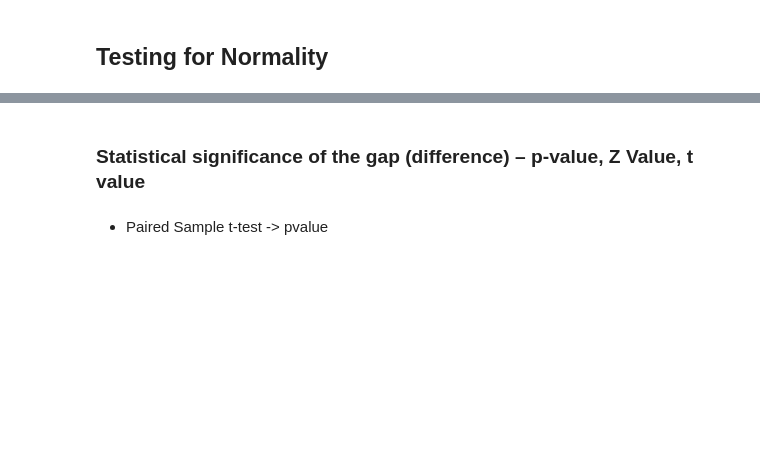
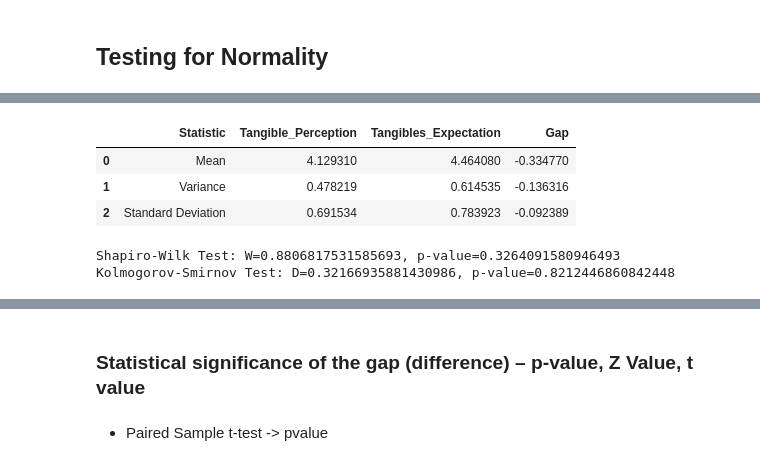
Before and after one commit to Lorraine254/likertScaleAnalysis, a Jupyter notebook: analysis_v1.ipynb, the cells around one changed output, grey strips where cells are left out. Saved outputs shown, nothing was run; the diff lists cells and outputs as text; code cells hidden in the pictures; blank space fills up the shorter version.

```diff
--- a/analysis_v1.ipynb
+++ b/analysis_v1.ipynb
@@ -840,3 +753,12 @@ print("Standard Deviation (Tangibles_Expectation) of the first four columns: {:.
 Mean (Tangibles_Expectation) of the first four columns: 4.46
 Variance (Tangibles_Expectation) of the first four columns: 0.61
 Standard Deviation (Tangibles_Expectation) of the first four columns: 0.78
+# %%
+## Creating  a dataframe of the means and standard deviation
+
+# Create a DataFrame with the results
+results_df1 = pd.DataFrame({
+    'Statistic': ['Mean', 'Variance', 'Standard Deviation'],
+    'Tangibles_Expectation': [mean, variance, standard_deviation]
+})
+results_df1
@@ -882,3 +809,12 @@ print("Standard Deviation (Tangible_Perception) of the first four columns: {:.2f
 Mean (Tangible_Perception) of the first four columns: 4.13
 Variance (Tangible_Perception) of the first four columns: 0.48
 Standard Deviation (Tangible_Perception) of the first four columns: 0.69
+# %%
+## Creating  a dataframe of the means and standard deviation
+
+# Create a DataFrame with the results
+results_df2 = pd.DataFrame({
+    'Statistic': ['Mean', 'Variance', 'Standard Deviation'],
+    'Tangible_Perception': [mean, variance, standard_deviation]
+})
+results_df2
@@ -1253,0 +1351,29 @@ Standard Deviation (Empathy_Perception) of the first four columns: 0.65
+# %%
+## Tangibles
+results_df1
+
+tangibles = results_df2.merge(results_df1, on='Statistic')
+tangibles
+
+tangibles['Gap'] = tangibles['Tangible_Perception'] - tangibles['Tangibles_Expectation']
+tangibles
+# %% [output]
+|  | Statistic | Tangible_Perception | Tangibles_Expectation | Gap |
+| 0 | Mean | 4.129310 | 4.464080 | -0.334770 |
+| 1 | Variance | 0.478219 | 0.614535 | -0.136316 |
+| 2 | Standard Deviation | 0.691534 | 0.783923 | -0.092389 |
+# %%
+# Checking for normality
+
+from scipy.stats import shapiro,kstest,norm
+
+# Perform the Shapiro-Wilk test
+shapiro_test = shapiro(tangibles['Gap'])
+print(f'Shapiro-Wilk Test: W={shapiro_test.statistic}, p-value={shapiro_test.pvalue}')
+
+# Perform the Kolmogorov-Smirnov test
+ks_test = kstest(tangibles['Gap'], 'norm', args=(tangibles['Gap'].mean(), tangibles['Gap'].std()))
+print(f'Kolmogorov-Smirnov Test: D={ks_test.statistic}, p-value={ks_test.pvalue}')
+# %% [output]
+Shapiro-Wilk Test: W=0.8806817531585693, p-value=0.3264091580946493
+Kolmogorov-Smirnov Test: D=0.32166935881430986, p-value=0.8212446860842448
```
Also changed, not shown: parts of 23 cells of this notebook.
